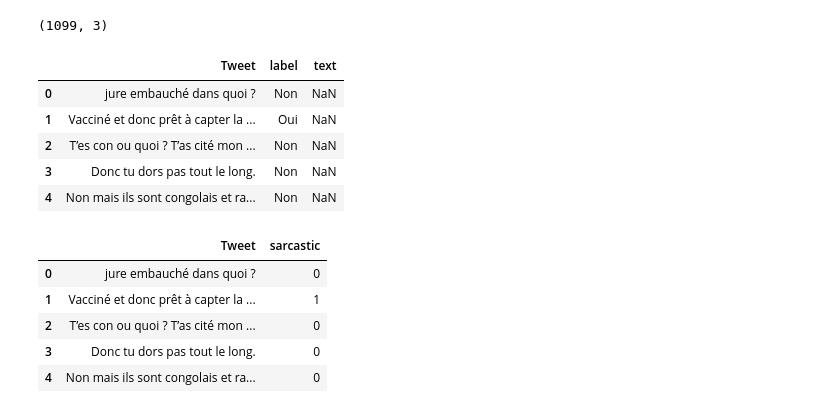
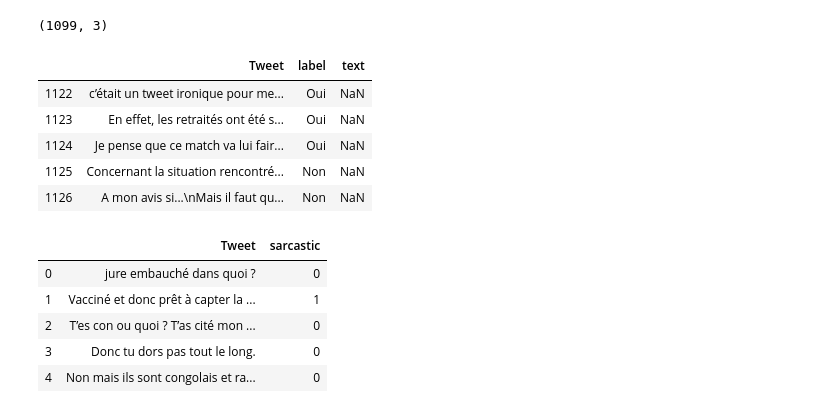
Before and after one commit to agranger13/SarcasTweet, a Jupyter notebook: ML.ipynb, the cells around one changed output. Saved outputs shown, nothing was run; the diff lists cells and outputs as text; code cells hidden in the pictures.

```diff
--- a/ML.ipynb
+++ b/ML.ipynb
@@ -45,33 +42,33 @@ from keras.models import load_model
 # %%
 host = 'search-sarcastweet-7w4lvds7cvubzgyd4i4kq72gwe.us-east-2.es.amazonaws'
 
 es = elasticsearch.Elasticsearch(
     hosts=["https://root_user:M9p7r3u*@search-sarcastweet-7w4lvds7cvubzgyd4i4kq72gwe.us-east-2.es.amazonaws.com"],
 )
 
 es.info()
 body={"query": {"match_all": {}}}
 results = elasticsearch.helpers.scan(es, query=body, index="tweets", request_timeout=30)
 data = pd.DataFrame.from_dict([document['_source'] for document in results])
 
 # Remove unused columns and clean Na
 data.dropna(subset=["Tweet", "label"], inplace=True)
 
 # endpoint = 'https://search-projet-final-7oxdpiy44ynvktr43nimfxpjuy.us-east-2.es.amazonaws.com'
 # results = requests.get(endpoint + '/tweets/_search', auth=('root_user','M9p7r3u*')).json()
 # print(results['hits']["hits"])
 # data = pd.DataFrame.from_dict([document["_source"] for document in results['hits']["hits"]])
 
 print(data.shape)
-data.head()
+data.tail()
 # %% [output]
 (1099, 3)
 |  | Tweet | label | text |
-| 0 | jure embauché dans quoi ? | Non | NaN |
-| 1 | Vacciné et donc prêt à capter la ... | Oui | NaN |
-| 2 | T’es con ou quoi ? T’as cité mon ... | Non | NaN |
-| 3 | Donc tu dors pas tout le long. | Non | NaN |
-| 4 | Non mais ils sont congolais et ra... | Non | NaN |
+| 1122 | c’était un tweet ironique pour me... | Oui | NaN |
+| 1123 | En effet, les retraités ont été s... | Oui | NaN |
+| 1124 | Je pense que ce match va lui fair... | Oui | NaN |
+| 1125 | Concernant la situation rencontré... | Non | NaN |
+| 1126 | A mon avis si...\nMais il faut qu... | Non | NaN |
 # %%
 data.loc[data['label'] == "Oui", 'sarcastic'] = 1
 data.loc[data['label'] == "Non", 'sarcastic'] = 0
```
Also changed, not shown: parts of 15 cells of this notebook.
